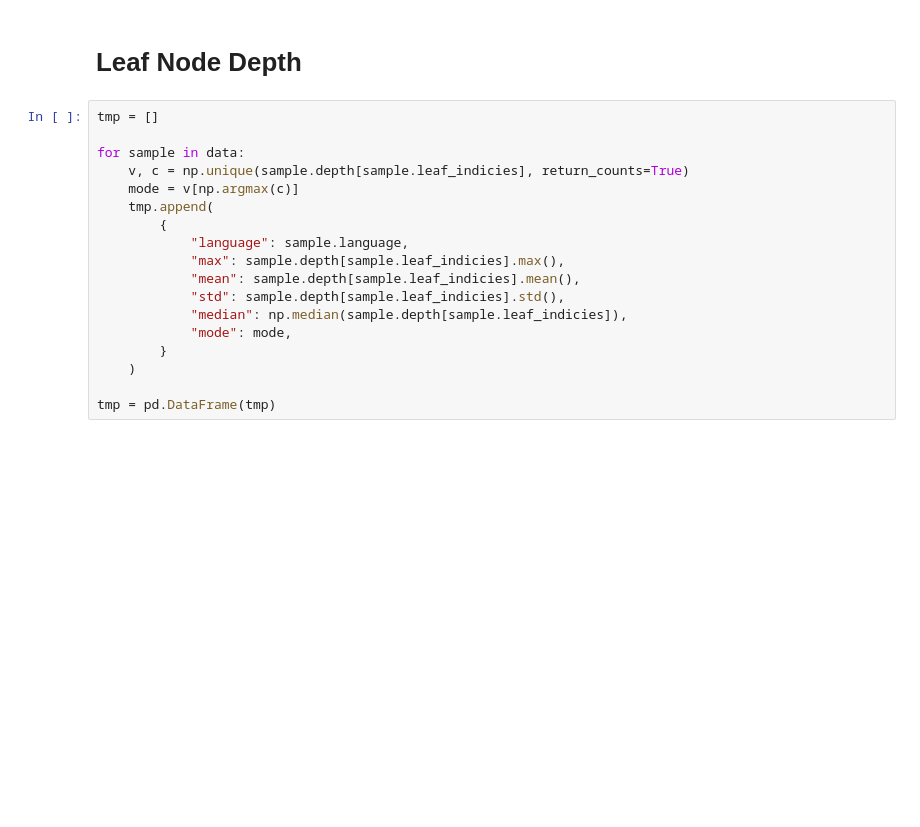
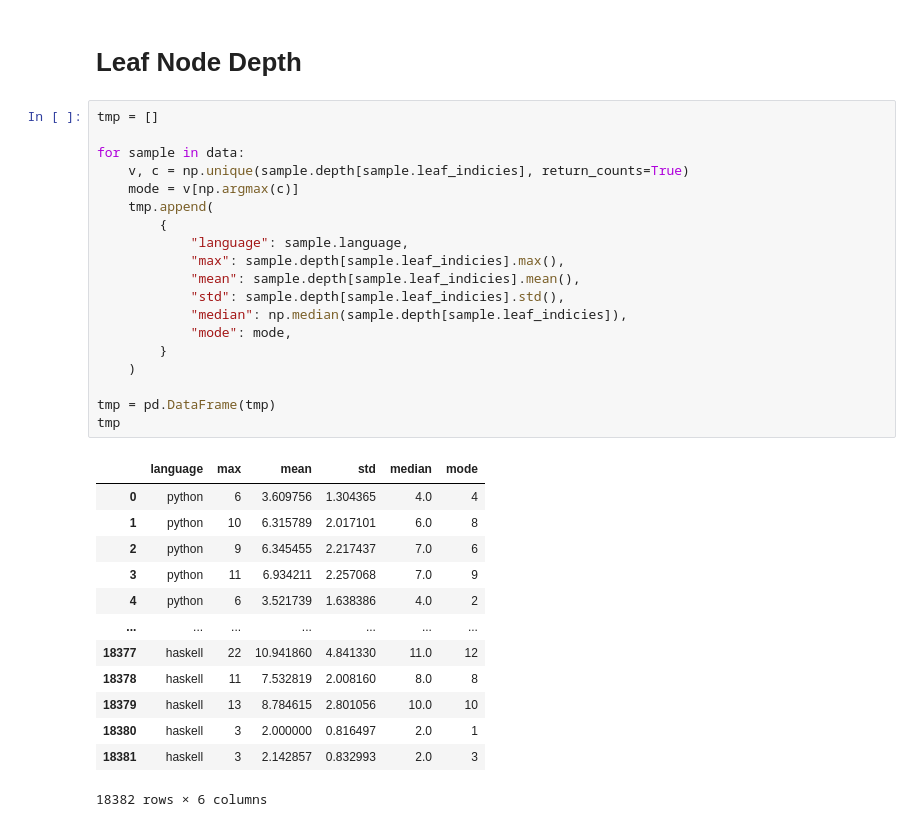
Before and after one commit to Henry-Ash-Williams/structural-probe-cst, a Jupyter notebook: notebooks/analysis.ipynb, the cells around one changed output. Drawn from its saved outputs; the diff is of its cells as text; blank space fills up the shorter version.

```diff
--- a/notebooks/analysis.ipynb
+++ b/notebooks/analysis.ipynb
@@ -97,18 +97,33 @@ pd.DataFrame(leaf_count_by_language)
 # %%
 tmp = []
 
 for sample in data:
     v, c = np.unique(sample.depth[sample.leaf_indicies], return_counts=True)
     mode = v[np.argmax(c)]
     tmp.append(
         {
             "language": sample.language,
             "max": sample.depth[sample.leaf_indicies].max(),
             "mean": sample.depth[sample.leaf_indicies].mean(),
             "std": sample.depth[sample.leaf_indicies].std(),
             "median": np.median(sample.depth[sample.leaf_indicies]),
             "mode": mode,
         }
     )
 
 tmp = pd.DataFrame(tmp)
+tmp
+# %% [output]
+|  | language | max | mean | std | median | mode |
+| 0 | python | 6 | 3.609756 | 1.304365 | 4.0 | 4 |
+| 1 | python | 10 | 6.315789 | 2.017101 | 6.0 | 8 |
+| 2 | python | 9 | 6.345455 | 2.217437 | 7.0 | 6 |
+| 3 | python | 11 | 6.934211 | 2.257068 | 7.0 | 9 |
+| 4 | python | 6 | 3.521739 | 1.638386 | 4.0 | 2 |
+| ... | ... | ... | ... | ... | ... | ... |
+| 18377 | haskell | 22 | 10.941860 | 4.841330 | 11.0 | 12 |
+| 18378 | haskell | 11 | 7.532819 | 2.008160 | 8.0 | 8 |
+| 18379 | haskell | 13 | 8.784615 | 2.801056 | 10.0 | 10 |
+| 18380 | haskell | 3 | 2.000000 | 0.816497 | 2.0 | 1 |
+| 18381 | haskell | 3 | 2.142857 | 0.832993 | 2.0 | 3 |
+18382 rows × 6 columns
```
Also changed, not shown: parts of 2 cells of this notebook, 12 other files.
